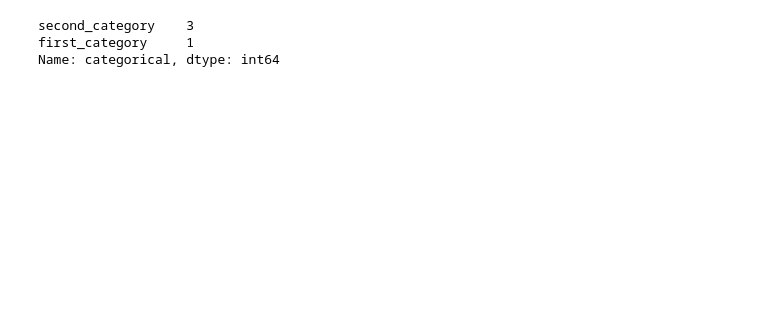
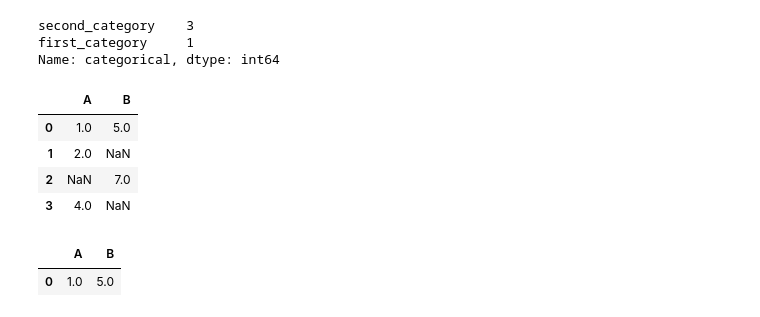
Before and after one commit to mahesh-keswani/ML-DL-FromBasicsToAdvance, a Jupyter notebook: pandas_basics/dataframe-basics.ipynb, the cells around one changed output. Drawn from its saved outputs; the diff is of its cells as text; code cells hidden in the pictures; blank space fills up the shorter version.

Commit message:
added ways to deal with missing data

```diff
--- a/pandas_basics/dataframe-basics.ipynb
+++ b/pandas_basics/dataframe-basics.ipynb
@@ -301,3 +302,27 @@ df['categorical'].value_counts()
 second_category    3
 first_category     1
 Name: categorical, dtype: int64
+# %%
+# Now dealing with missing data
+# You can fill the missing data by 3 ways
+# 1) keep the missing data as it is, if the forecasting algorithms can handle it
+# 2) drop the entire sample, including the timestamp
+# 3) replace it with the best estimate ( can differ based on problem, can use mean, median, or any method u r comformtable with )
+
+# but fortunately most of the time series datasets will do not contain missing values
+# as data is entered and timestamped
+
+nan_df = pd.DataFrame({'A': [1, 2, np.nan, 4], 'B': [5, np.nan, 7, np.nan]})
+nan_df
+# %% [output]
+|  | A | B |
+| 0 | 1.0 | 5.0 |
+| 1 | 2.0 | NaN |
+| 2 | NaN | 7.0 |
+| 3 | 4.0 | NaN |
+# %%
+# dropping all the rows containing nan values
+nan_df.dropna()
+# %% [output]
+|  | A | B |
+| 0 | 1.0 | 5.0 |
```
Also changed, not shown: parts of 27 cells of this notebook.
